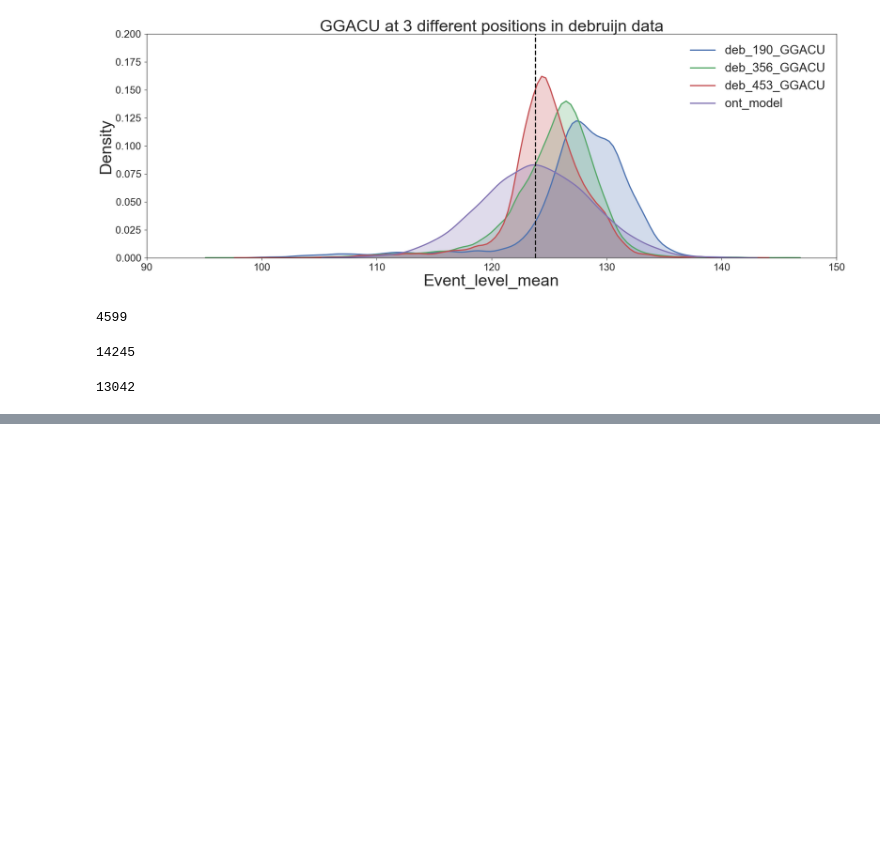
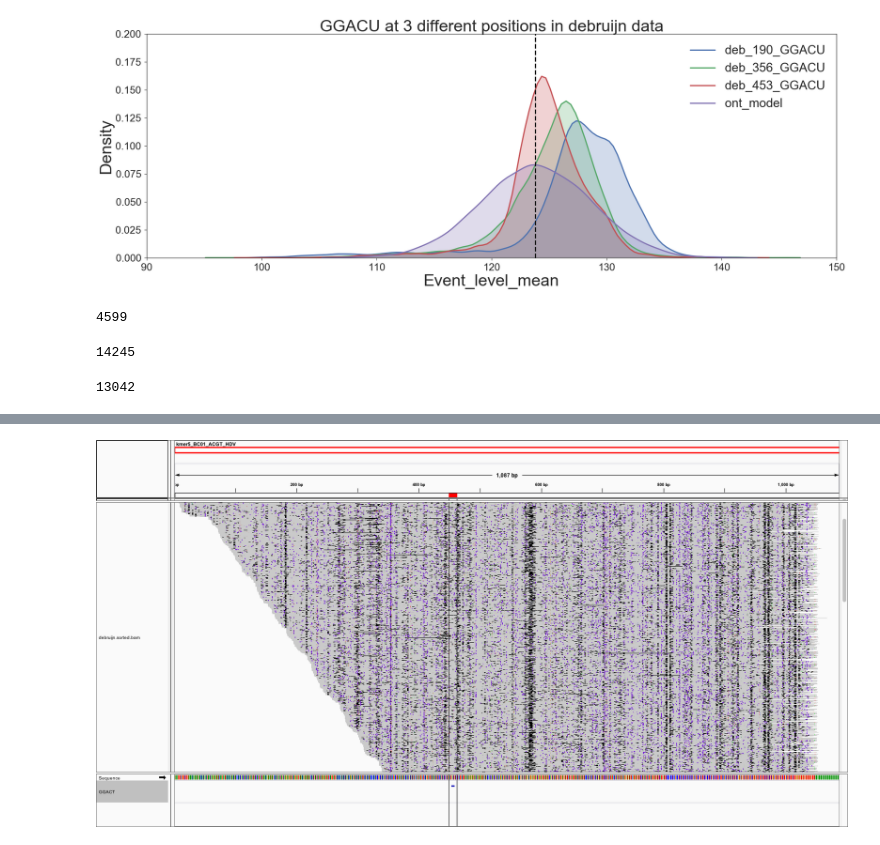
Before and after one commit to timplab/rna_consortia, a Jupyter notebook: scripts/debruijn.ipynb, the cells around one changed output, grey strips where cells are left out. Drawn from its saved outputs; the diff is of its cells as text; code cells hidden in the pictures; blank space fills up the shorter version.

```diff
--- a/scripts/debruijn.ipynb
+++ b/scripts/debruijn.ipynb
@@ -88,0 +99,5 @@ len(deb_453_GGACU)
+# %%
+from IPython.display import Image
+Image(filename='db_453.png')
+# %% [output]
+[figure, added]
```
Also changed, not shown: parts of 2 cells of this notebook.
